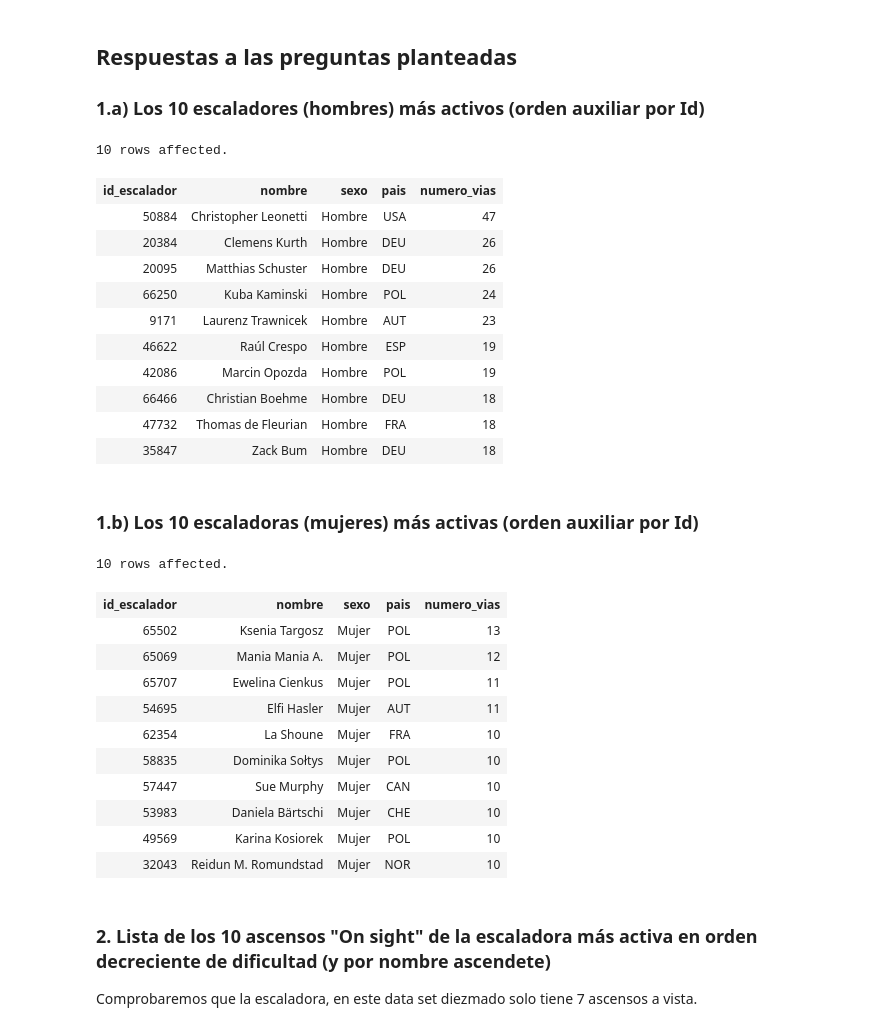
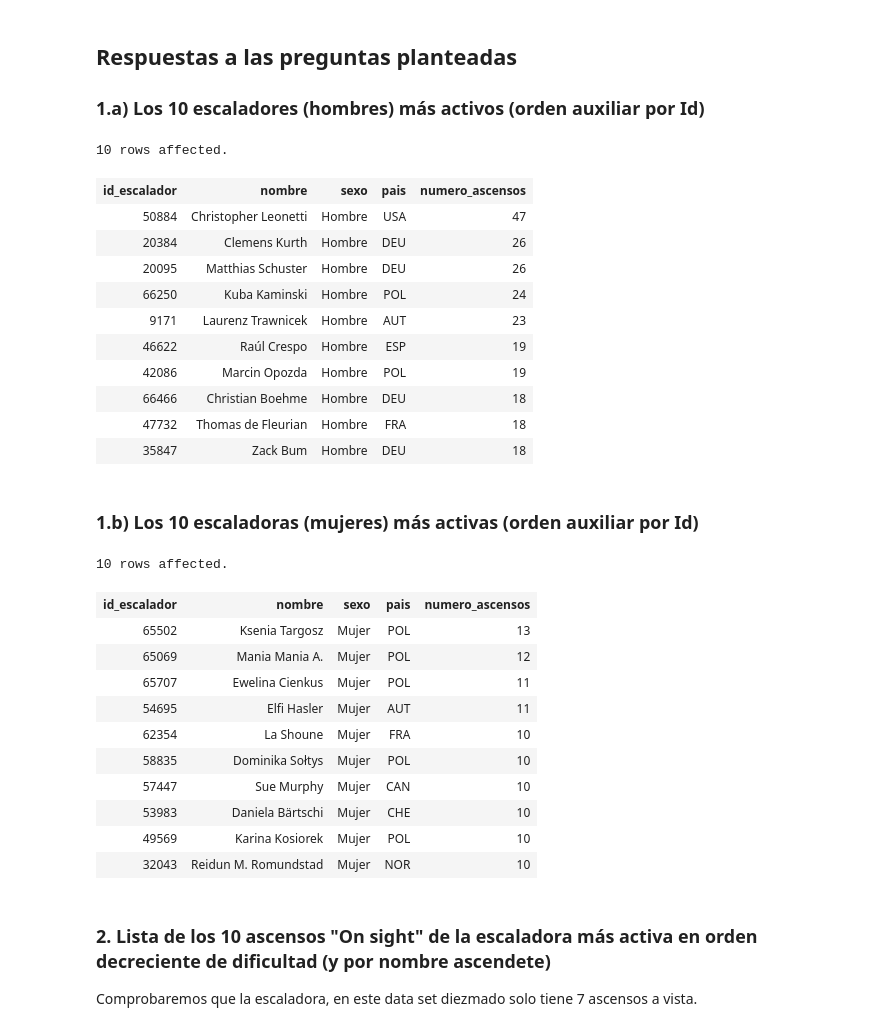
Before and after one commit to jmsanchezff/datahack_practica_bbdd, a Jupyter notebook: PostgreSQL.ipynb, the cells around one changed output. Cells and saved outputs as stored; diff of their text form; code cells hidden in the pictures.

Commit message:
cambio de nombres menor

```diff
--- a/PostgreSQL.ipynb
+++ b/PostgreSQL.ipynb
@@ -246,16 +244,16 @@ LIMIT 10
 ### 1.a) Los 10 escaladores (hombres) más activos (orden auxiliar por Id)
 # %%
 %%sql
-SELECT A.id_escalador, E.nombre, E.sexo, E.pais, count(*) as "numero_vias"
+SELECT A.id_escalador, E.nombre, E.sexo, E.pais, count(*) as "numero_ascensos"
 FROM ascensos AS A
      LEFT JOIN escaladores AS E on (A.id_escalador = E.id_escalador)
 WHERE E.sexo = 'Hombre'
 GROUP BY A.id_escalador, E.nombre, E.pais, E.sexo
-ORDER BY "numero_vias" DESC, "id_escalador" DESC
+ORDER BY "numero_ascensos" DESC, "id_escalador" DESC
 LIMIT 10
 # %% [output]
 10 rows affected.
-| id_escalador | nombre | sexo | pais | numero_vias |
+| id_escalador | nombre | sexo | pais | numero_ascensos |
 | 50884 | Christopher Leonetti | Hombre | USA | 47 |
 | 20384 | Clemens Kurth | Hombre | DEU | 26 |
 | 20095 | Matthias Schuster | Hombre | DEU | 26 |
@@ -270,16 +268,16 @@ LIMIT 10
 ### 1.b) Los 10 escaladoras (mujeres) más activas (orden auxiliar por Id)
 # %%
 %%sql
-SELECT A.id_escalador, E.nombre, E.sexo, E.pais, count(*) as "numero_vias"
+SELECT A.id_escalador, E.nombre, E.sexo, E.pais, count(*) as "numero_ascensos"
 FROM ascensos AS A
      LEFT JOIN escaladores AS E on (A.id_escalador = E.id_escalador)
 WHERE E.sexo = 'Mujer'
 GROUP BY A.id_escalador, E.nombre, E.pais, E.sexo
-ORDER BY "numero_vias" DESC, "id_escalador" DESC
+ORDER BY "numero_ascensos" DESC, "id_escalador" DESC
 LIMIT 10
 # %% [output]
 10 rows affected.
-| id_escalador | nombre | sexo | pais | numero_vias |
+| id_escalador | nombre | sexo | pais | numero_ascensos |
 | 65502 | Ksenia Targosz | Mujer | POL | 13 |
 | 65069 | Mania Mania A. | Mujer | POL | 12 |
 | 65707 | Ewelina Cienkus | Mujer | POL | 11 |
```
Also changed, not shown: parts of 8 cells of this notebook.
